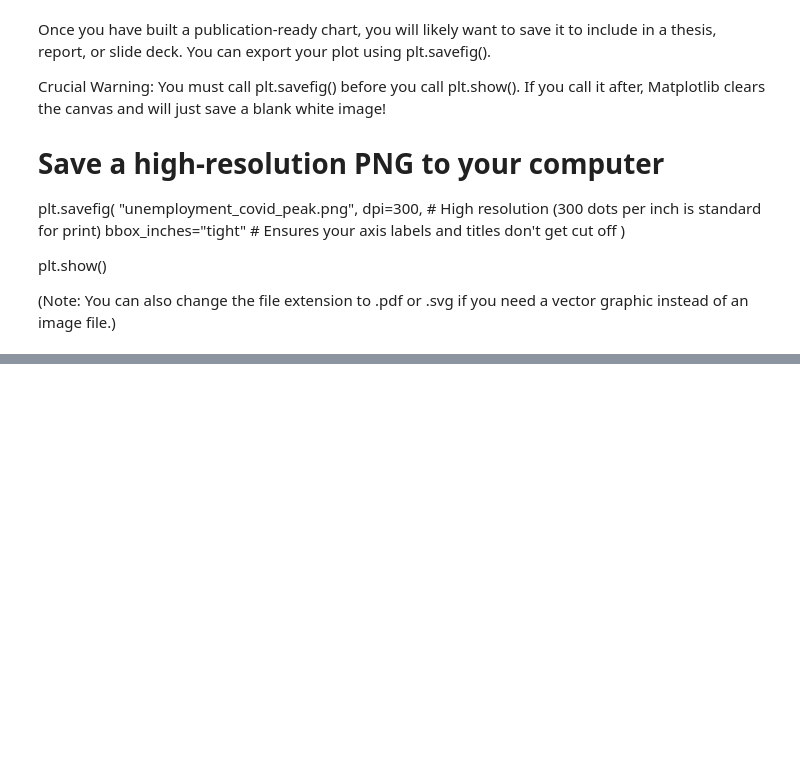
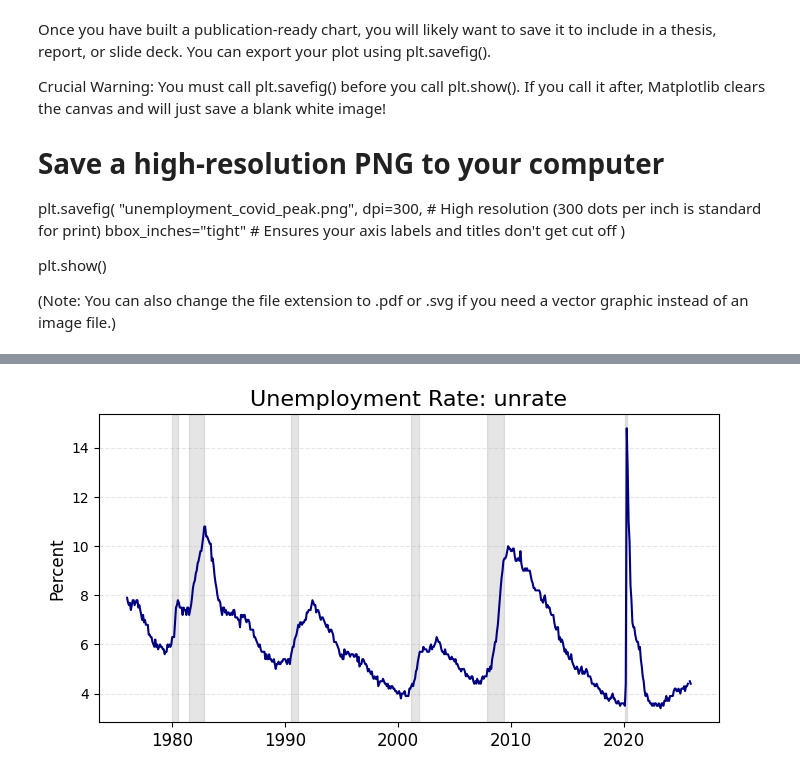
Before and after one commit to williamwuillemin/Intro-to-Programming-Lecture-6-HSG, a Jupyter notebook: Lecture_6_TryOut.ipynb, the cells around one changed output, grey strips where cells are left out. Cells and saved outputs as stored; diff of their text form; code cells hidden in the pictures; blank space fills up the shorter version.

```diff
--- a/Lecture_6_TryOut.ipynb
+++ b/Lecture_6_TryOut.ipynb
@@ -876,0 +1047,5 @@ plt.show()
+# %%
+# Plot without annotation
+plot_unemployment(df, 'unrate', show_annotation=False)
+# %% [output]
+[figure, added]
```
Also changed, not shown: parts of 21 cells of this notebook.
